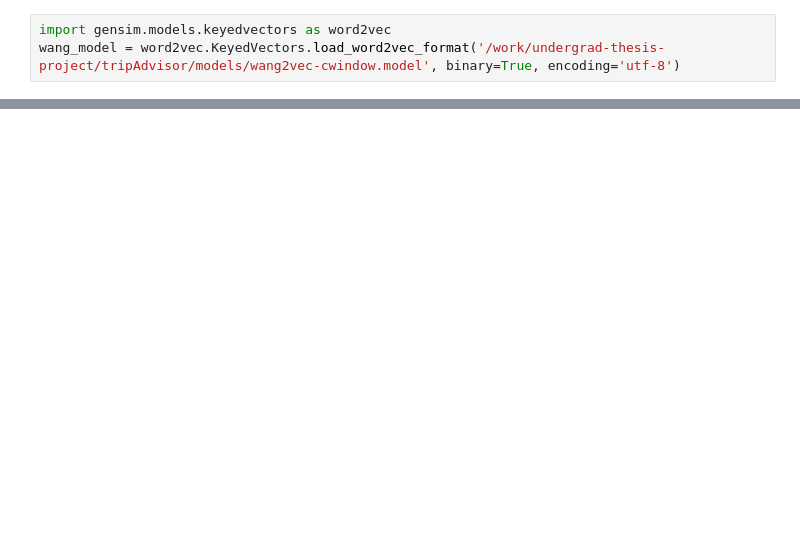
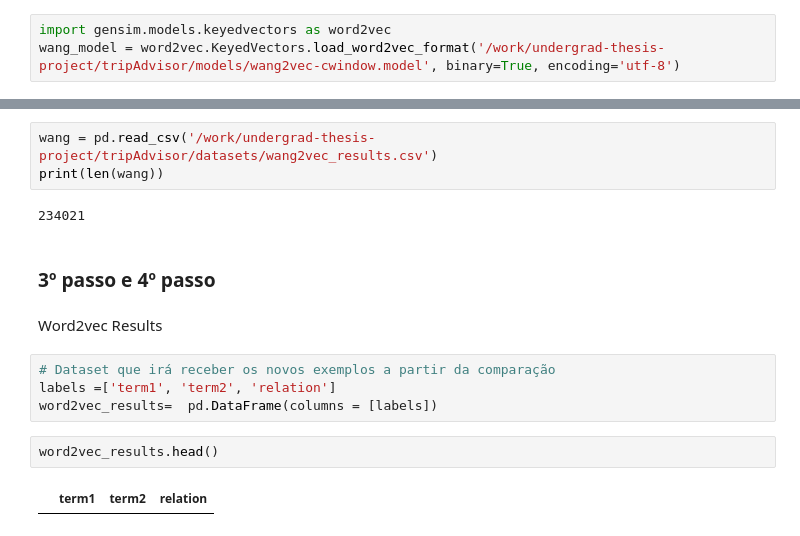
Before and after one commit to mksantos2/semiautomatic-portuguese-ontology-enrichment, a Jupyter notebook: tripAdvisor/word2vec_similarity.ipynb, the cells around one changed output, grey strips where cells are left out. Cells and saved outputs as stored; diff of their text form; blank space fills up the shorter version.

```diff
--- a/tripAdvisor/word2vec_similarity.ipynb
+++ b/tripAdvisor/word2vec_similarity.ipynb
@@ -60,0 +165,17 @@ w2v_model_skip.wv.similarity(w1="hotel",w2="acomodação")
+# %%
+wang = pd.read_csv('/work/undergrad-thesis-project/tripAdvisor/datasets/wang2vec_results.csv')
+print(len(wang))
+# %% [output]
+234021
+# %% [markdown]
+### 3º passo e 4º passo
+# %% [markdown]
+Word2vec Results
+# %%
+# Dataset que irá receber os novos exemplos a partir da comparação
+labels =['term1', 'term2', 'relation']
+word2vec_results=  pd.DataFrame(columns = [labels])
+# %%
+word2vec_results.head()
+# %% [output]
+|  | term1 | term2 | relation |
```
Also changed, not shown: parts of 46 cells of this notebook, 8 other files.
